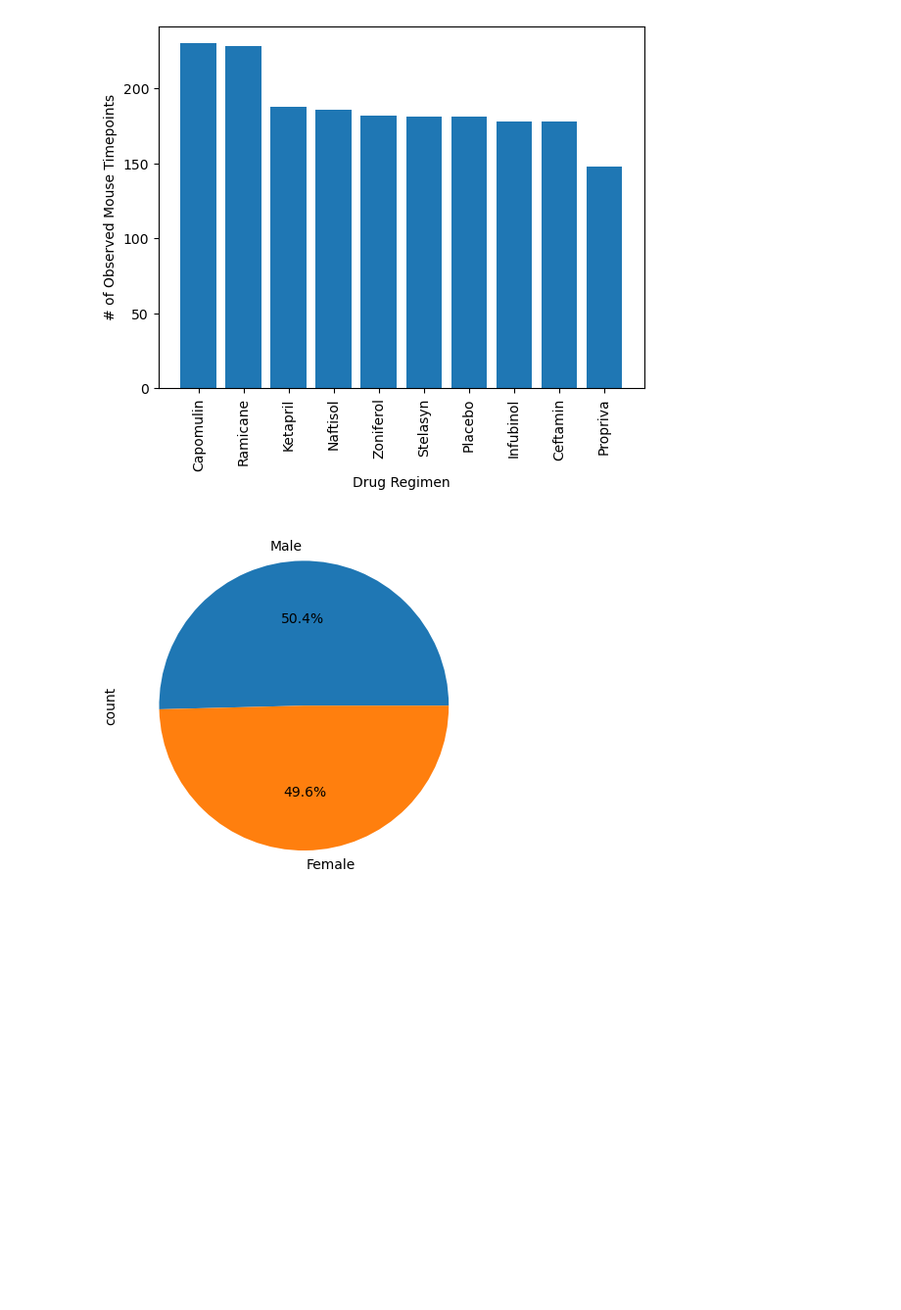
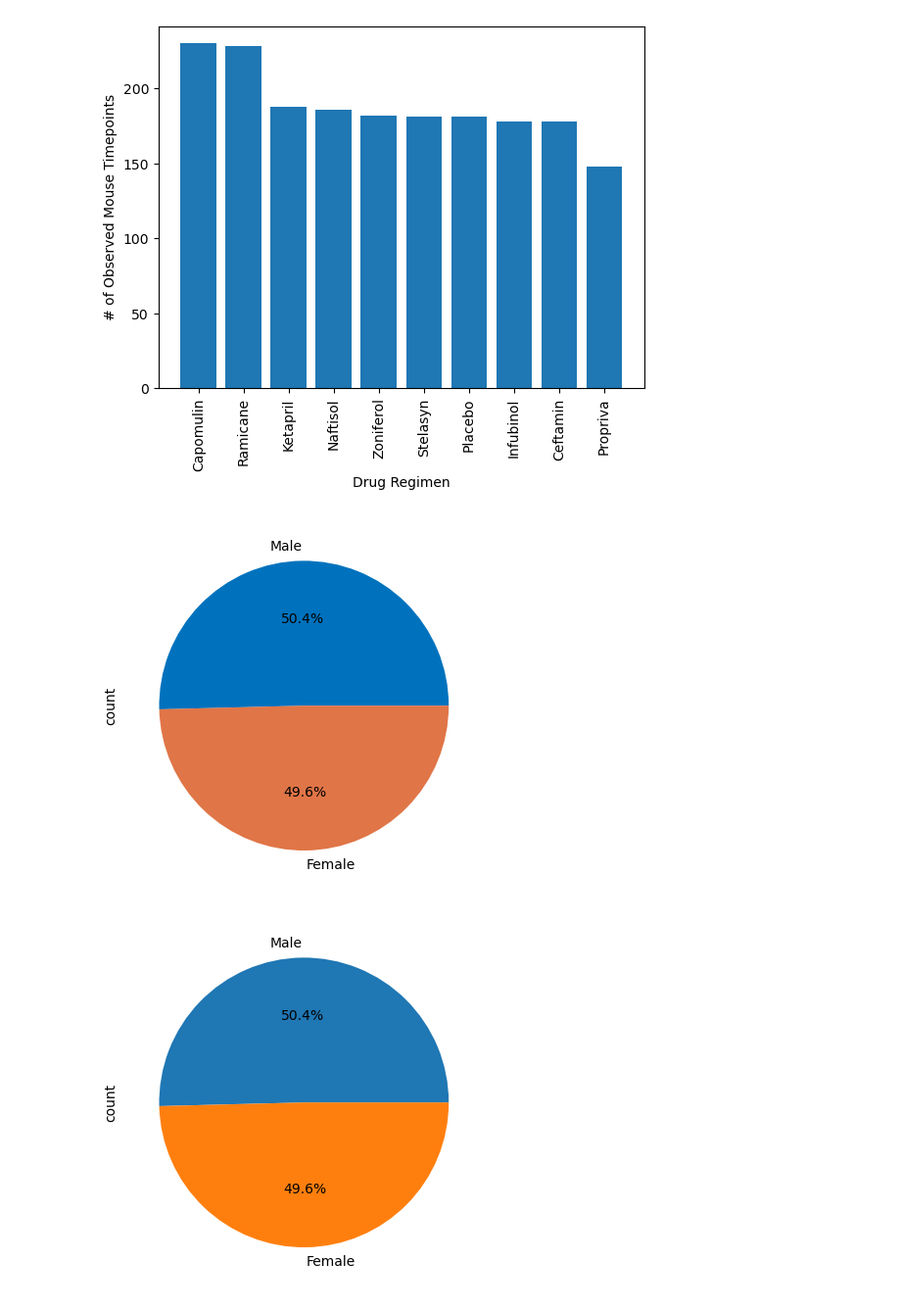
Before and after one commit to LUISG47/challengue-5, a Jupyter notebook: Pymaceuticals/pymaceuticals_starter.ipynb, the cells around one changed output. Shown at 98% size. Cells and saved outputs as stored; diff of their text form; code cells hidden in the pictures; blank space fills up the shorter version.

```diff
--- a/Pymaceuticals/pymaceuticals_starter.ipynb
+++ b/Pymaceuticals/pymaceuticals_starter.ipynb
@@ -460,6 +452,24 @@ plt.show()
 # Generate a bar plot showing the total number of rows (Mouse ID/Timepoints) for each drug regimen using pyplot.
 # %% [output]
 [figure]
+# %%
+
+
+# Get the unique mice with their gender
+unique_mice = new_clean_df[['Mouse ID', 'Sex']].drop_duplicates()
+
+# Count the number of unique male and female mice
+gender_counts = unique_mice['Sex'].value_counts()
+
+colors = [(*mcolors.hex2color('#0072BD'), 1),
+          (*mcolors.hex2color('#D95319'), 0.8)]
+
+# pie chart generation
+plt.figure()
+gender_counts.plot.pie(autopct='%1.1f%%', colors=colors,)
+plt.show()
+# %% [output]
+[figure, added]
 # %%
 # Generate a pie chart, using Pandas, showing the distribution of unique female versus male mice used in the study
 
```
Also changed, not shown: parts of 9 cells of this notebook.
